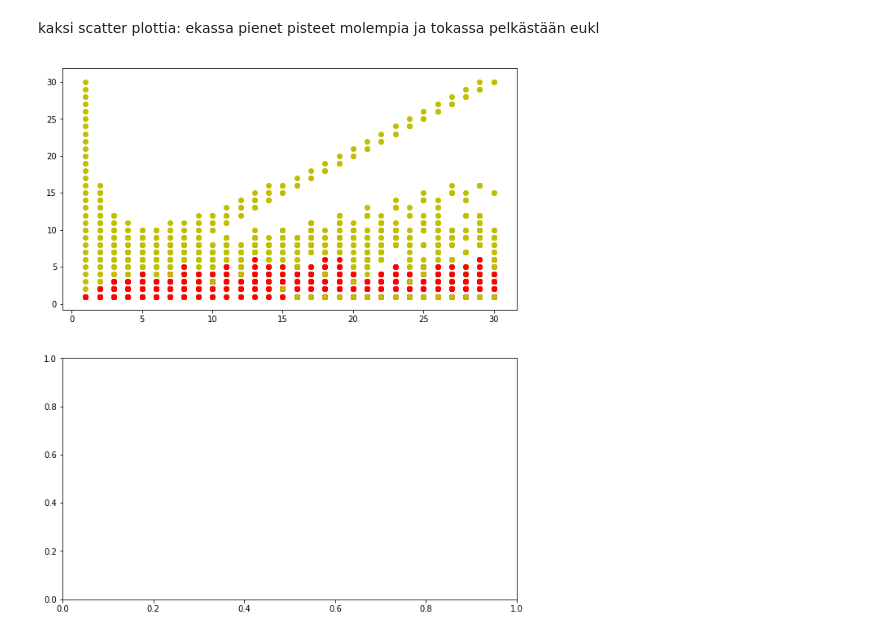
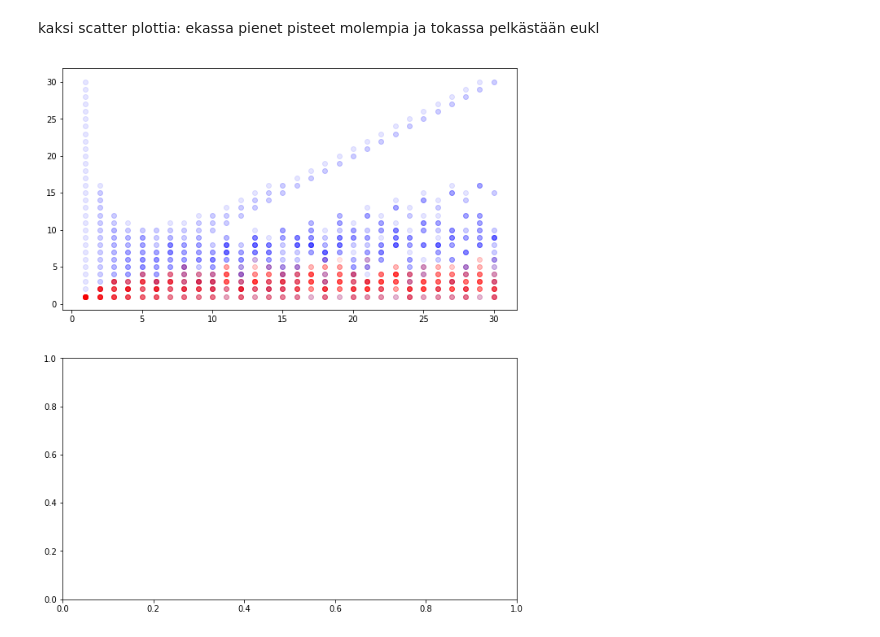
Before and after one commit to pajunkissa/gcd-complexity, a Jupyter notebook: Kompleksisuuden mittaamisesta.ipynb, the cells around one changed output. Cells and saved outputs as stored; diff of their text form; code cells hidden in the pictures.

Commit message:
scatter plot points have alpha

```diff
--- a/Kompleksisuuden mittaamisesta.ipynb
+++ b/Kompleksisuuden mittaamisesta.ipynb
@@ -126,22 +126,22 @@ kaksi scatter plottia: ekassa pienet pisteet molempia ja tokassa pelkästään e
 # %%
 import matplotlib.pyplot as plt
 import numpy as np
 
 fig, axs = plt.subplots(2, 1, figsize=(10, 12))
 
 x = list(range(1,n))
 y = list(range(1,n))
 
 for a in x:
     z1 = []
     z2 = []
     for b in y:
         z1.append(syt(a,b)[1])
         z2.append(eukl(a,b)[1])
-    axs[0].scatter(x,z2, c = 'r')
-    axs[0].scatter(x,z1, c = 'y')
+    axs[0].scatter(x,z2, c = 'r', alpha = 0.1)
+    axs[0].scatter(x,z1, c = 'b', alpha = 0.1)
 
 
 plt.show()
 # %% [output]
-[figure, old version]
+[figure, new version]
```
